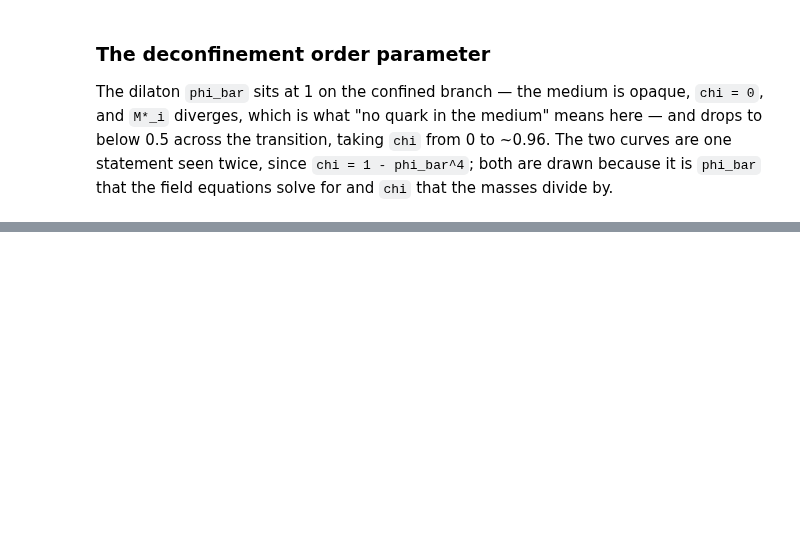
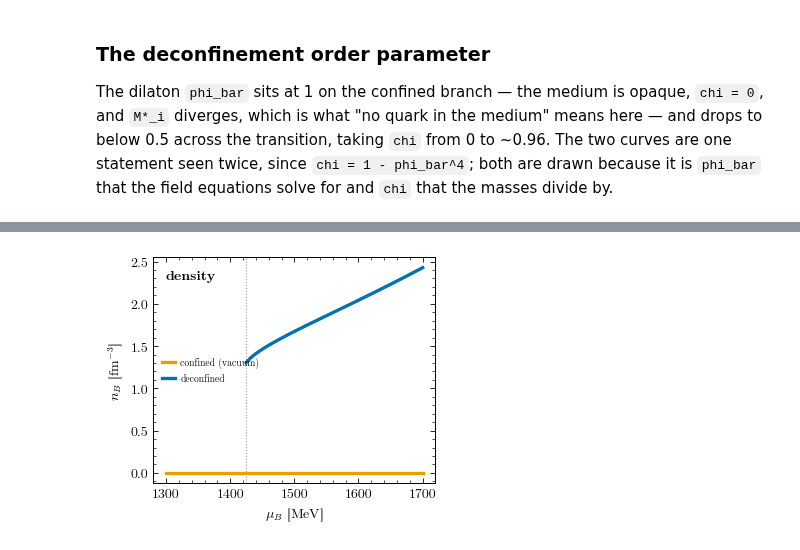
Before and after one commit to guerrinimirco/eos, a Jupyter notebook: notebooks/quark_timing.ipynb, the cells around one changed output, grey strips where cells are left out. Saved outputs shown, nothing was run; the diff lists cells and outputs as text; code cells hidden in the pictures; blank space fills up the shorter version.

```diff
--- a/notebooks/quark_timing.ipynb
+++ b/notebooks/quark_timing.ipynb
@@ -823,0 +1070,11 @@ plt.show()
+# %%
+fig, ax = transition_axes(LABELS["nB"])
+for branch, label, colour in (("confined", "confined (vacuum)", OKAB_CAT[1]),
+                              ("restored", "deconfined", OKAB_CAT[0])):
+    mu, n_B = branch_curve(branch, "n_B")
+    ax.plot(mu, n_B, color=colour, lw=2.4, label=label)
+ax.legend(loc="center left", fontsize="x-small")
+panel_label(ax, "density")
+plt.show()
+# %% [output]
+[figure, added]
```
Also changed, not shown: parts of 38 cells of this notebook, 16 other files.
